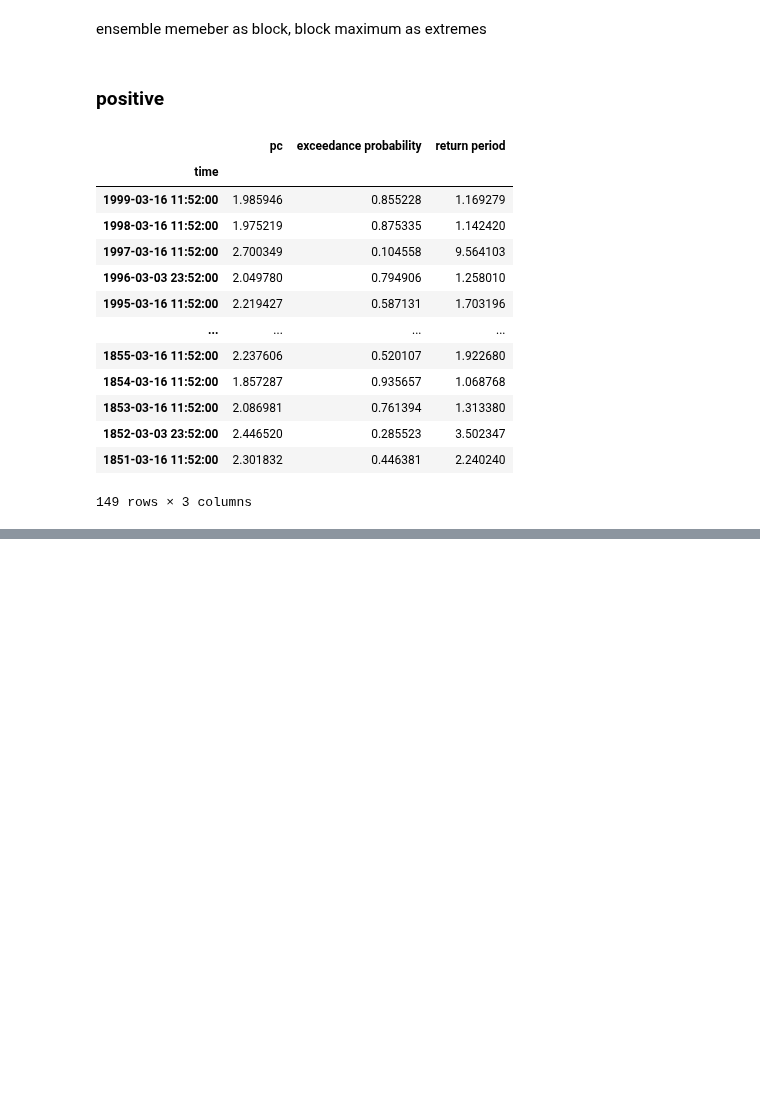
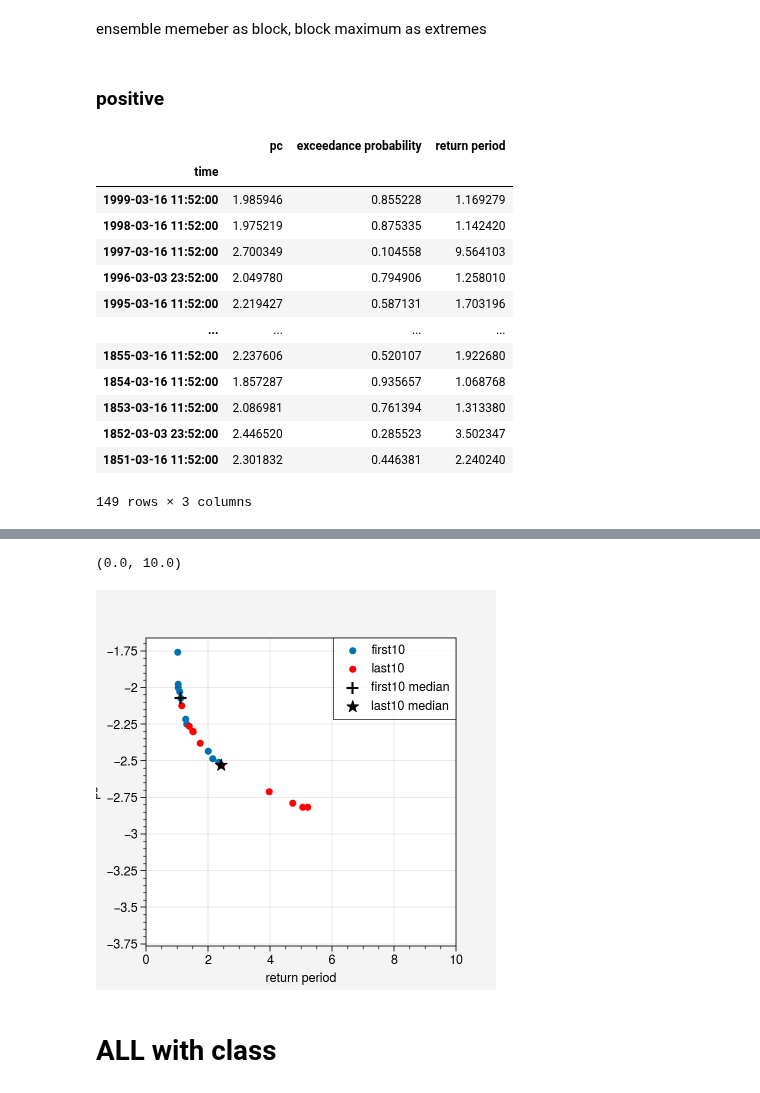
Before and after one commit to liuquan18/Teleconnection, a Jupyter notebook: scripts/EVT/same_distribution_diff_periods.ipynb, the cells around one changed output, grey strips where cells are left out. Cells and saved outputs as stored; diff of their text form; code cells hidden in the pictures; blank space fills up the shorter version.

```diff
--- a/scripts/EVT/same_distribution_diff_periods.ipynb
+++ b/scripts/EVT/same_distribution_diff_periods.ipynb
@@ -122,0 +121,32 @@ last10_all_return_periods['return period'].median()
+# %%
+all_neg_extreme = NAO.min(dim = 'ens').to_dataframe()['pc']
+# %%
+all_return_neg = get_return_periods(
+    ts=all_neg_extreme,
+    extremes=all_neg_extreme,
+    extremes_method="BM",
+    extremes_type="low",
+    block_size="365.2425D",
+    return_period_size="365.2425D",
+    plotting_position="cunnane",
+)
+# %%
+first10_all_neg = all_return_neg.loc['1850':'1860']
+last10_all_neg = all_return_neg.loc['1989':'1999']
+# %%
+first10_median_neg = median_return_period(first10_all_neg,method = 'min')
+last10_median_neg = median_return_period(last10_all_neg,method = 'min')
+# %%
+ax = plt.subplot()
+first10_all_neg.sort_values("return period", ascending=False).plot(x = 'return period',y = 'pc',kind = 'scatter',ax = ax,label = 'first10')
+last10_all_neg.sort_values("return period", ascending=False).plot(x = 'return period',y = 'pc',kind = 'scatter',ax = ax,label = 'last10',color = 'r')
+
+# median
+first10_median_neg.plot(x = 'return period',y = 'pc',kind = 'scatter',ax = ax,marker = '+',color = 'k',s = 80,label = 'first10 median')
+last10_median_neg.plot(x = 'return period',y = 'pc',kind = 'scatter',ax = ax,marker = '*',color = 'k',s = 80,label = 'last10 median')
+ax.set_xlim(0,10)
+# %% [output]
+(0.0, 10.0)
+[figure, added]
+# %% [markdown]
+# ALL with class
```
Also changed, not shown: parts of 13 cells of this notebook, 1 other file.
